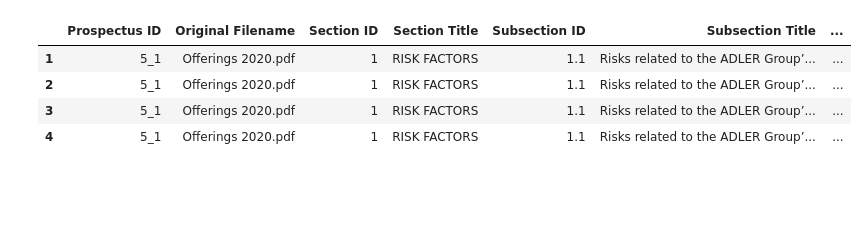
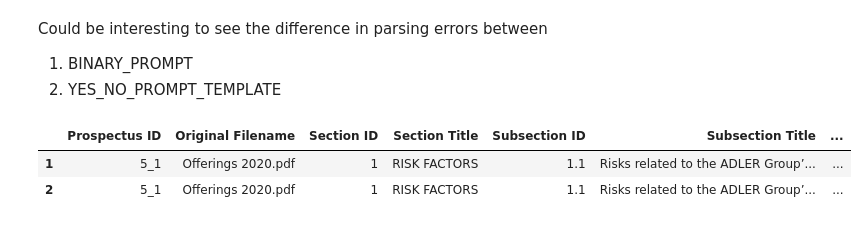
Before and after one commit to pierrehogenhaug/mester, a Jupyter notebook: notebooks/llm_pipeline.ipynb, the cells around one changed output. Drawn from its saved outputs; the diff is of its cells as text; code cells hidden in the pictures; blank space fills up the shorter version.

```diff
--- a/notebooks/llm_pipeline.ipynb
+++ b/notebooks/llm_pipeline.ipynb
@@ -1,3 +1,7 @@
+# %% [markdown]
+Could be interesting to see the difference in parsing errors between
+1. BINARY_PROMPT
+2. YES_NO_PROMPT_TEMPLATE
 # %%
 import logging
 import os
@@ -19,16 +23,14 @@ from src.analysis.prospectus_analyzer import ProspectusAnalyzer
 # %%
 raw_file_path = '../data/prospectuses_data.csv'
 
 # Load a small number of rows from the CSV, say 5 rows for demonstration.
-df = pd.read_csv(raw_file_path).head(5)
+df = pd.read_csv(raw_file_path).head(3)
 df = df[~(df["Section ID"] == "failed parsing")]
 df
 # %% [output]
 |  | Prospectus ID | Original Filename | Section ID | Section Title | Subsection ID | Subsection Title | ... |
 | 1 | 5_1 | Offerings 2020.pdf | 1 | RISK FACTORS | 1.1 | Risks related to the ADLER Group’... | ... |
 | 2 | 5_1 | Offerings 2020.pdf | 1 | RISK FACTORS | 1.1 | Risks related to the ADLER Group’... | ... |
-| 3 | 5_1 | Offerings 2020.pdf | 1 | RISK FACTORS | 1.1 | Risks related to the ADLER Group’... | ... |
-| 4 | 5_1 | Offerings 2020.pdf | 1 | RISK FACTORS | 1.1 | Risks related to the ADLER Group’... | ... |
 # %%
 questions_market_dynamics = {
     "Market Dynamics - a": "Does the text mention that the company is exposed to risks associated with cyclical products?",
```
Also changed, not shown: parts of 6 cells of this notebook, 2 other files.
